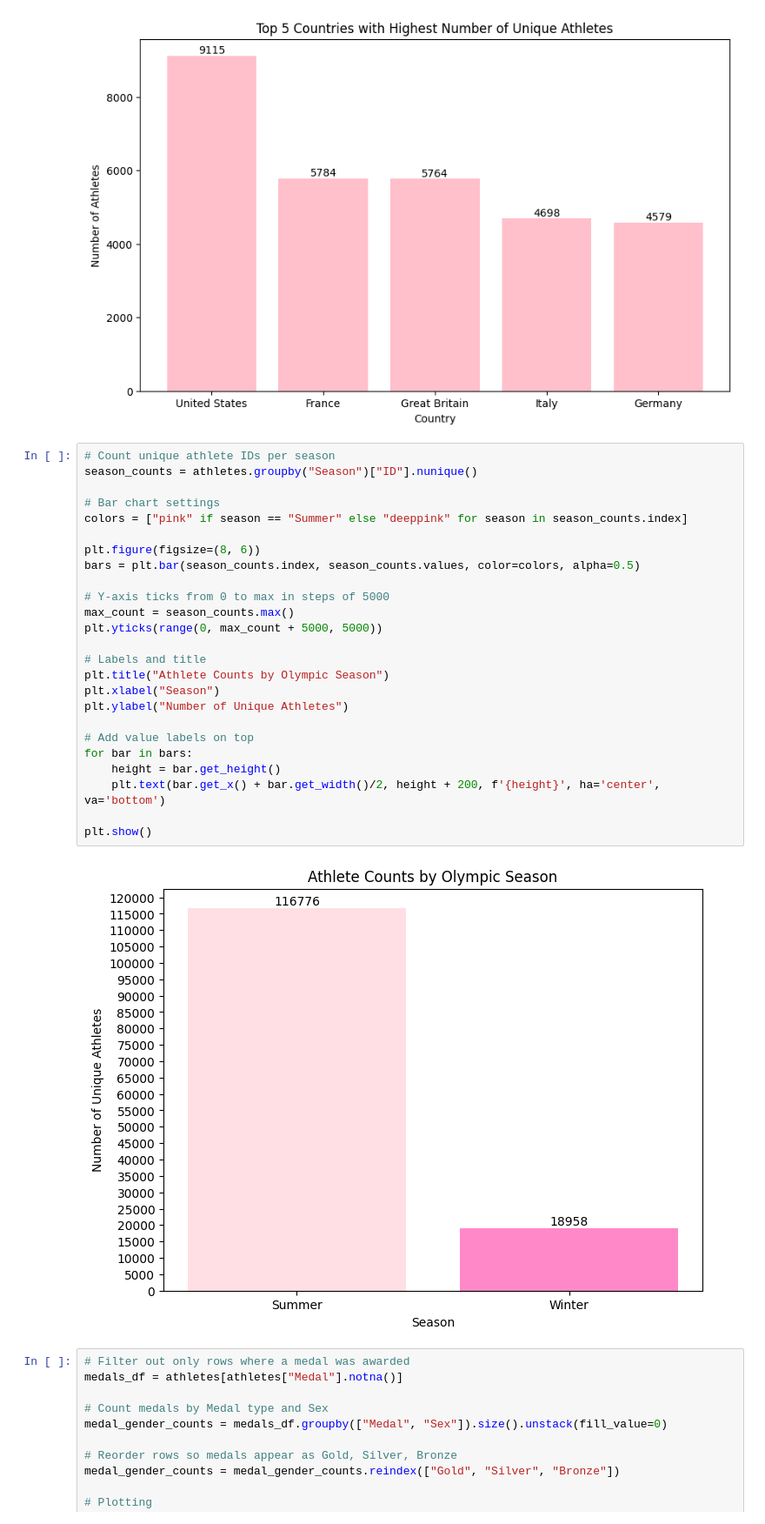
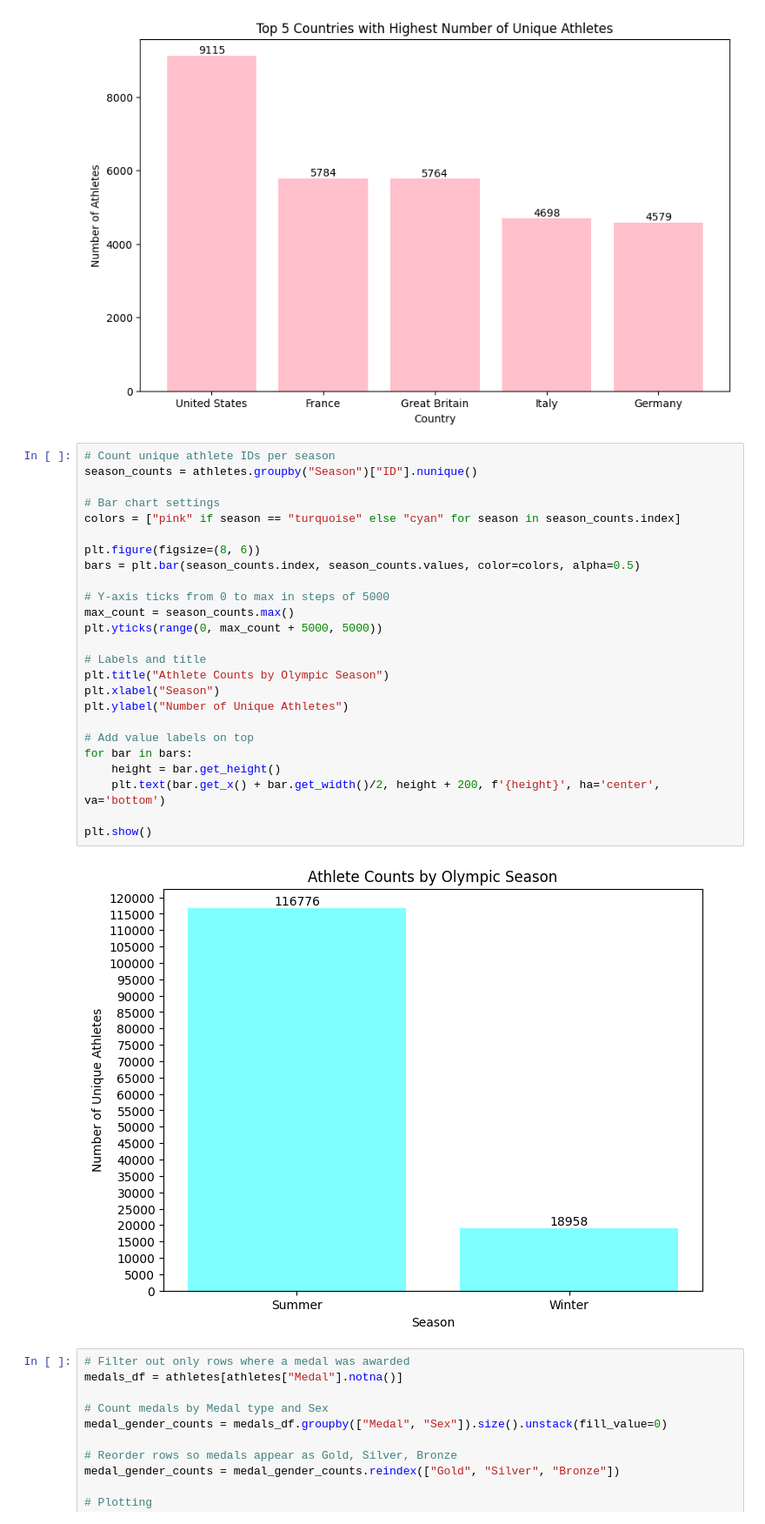
Before and after one commit to audirisper/kamilimu_assignments, a Jupyter notebook: Assignment3.ipynb, the cells around one changed output. Shown: that part at 87% size. Saved outputs shown, nothing was run; the diff lists cells and outputs as text.

```diff
--- a/Assignment3.ipynb
+++ b/Assignment3.ipynb
@@ -31,30 +29,30 @@ plt.show()
 # %%
 # Count unique athlete IDs per season
 season_counts = athletes.groupby("Season")["ID"].nunique()
 
 # Bar chart settings
-colors = ["pink" if season == "Summer" else "deeppink" for season in season_counts.index]
+colors = ["pink" if season == "turquoise" else "cyan" for season in season_counts.index]
 
 plt.figure(figsize=(8, 6))
 bars = plt.bar(season_counts.index, season_counts.values, color=colors, alpha=0.5)
 
 # Y-axis ticks from 0 to max in steps of 5000
 max_count = season_counts.max()
 plt.yticks(range(0, max_count + 5000, 5000))
 
 # Labels and title
 plt.title("Athlete Counts by Olympic Season")
 plt.xlabel("Season")
 plt.ylabel("Number of Unique Athletes")
 
 # Add value labels on top
 for bar in bars:
     height = bar.get_height()
     plt.text(bar.get_x() + bar.get_width()/2, height + 200, f'{height}', ha='center', va='bottom')
 
 plt.show()
 # %% [output]
-[figure, old version]
+[figure, new version]
 # %%
 # Filter out only rows where a medal was awarded
 medals_df = athletes[athletes["Medal"].notna()]
```
Also changed, not shown: parts of 4 cells of this notebook.
